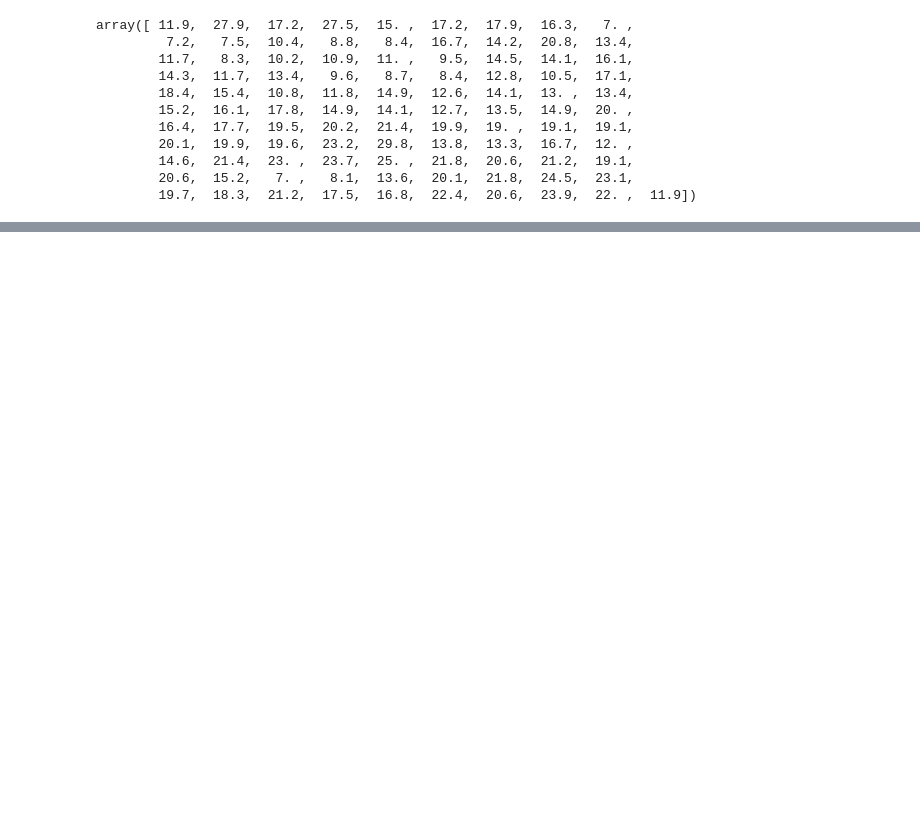
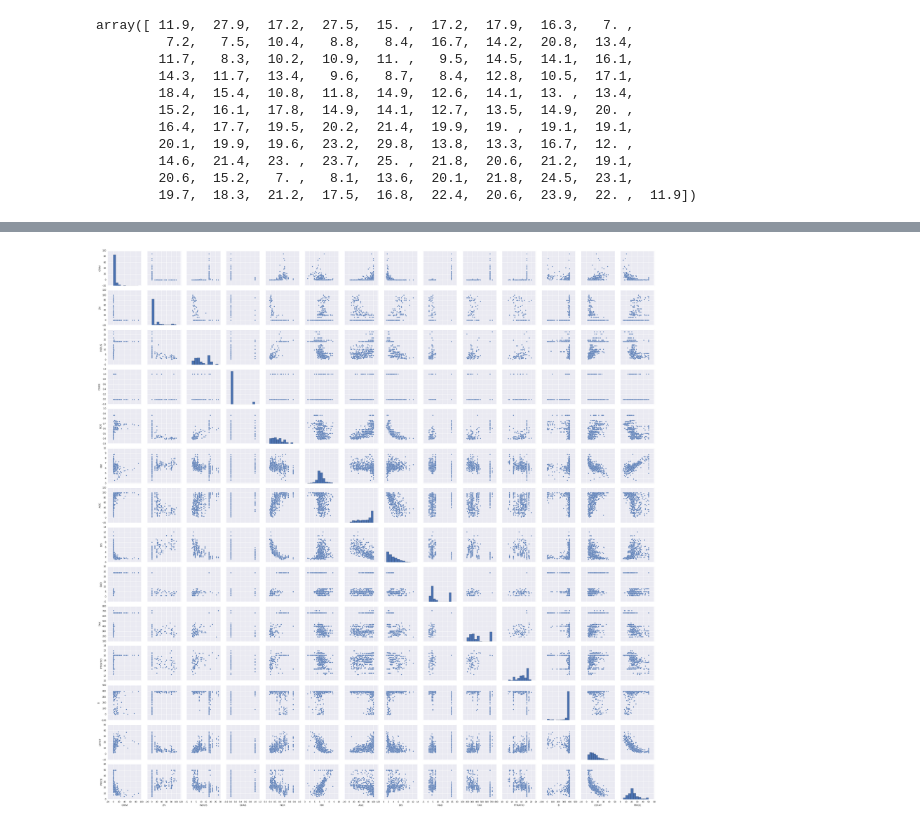
Before and after one commit to take-pwave/notebook, a Jupyter notebook: Deep-Learning-with-Python/Chapter3.ipynb, the cells around one changed output, grey strips where cells are left out. Saved outputs shown, nothing was run; the diff lists cells and outputs as text; code cells hidden in the pictures; blank space fills up the shorter version.

```diff
--- a/Deep-Learning-with-Python/Chapter3.ipynb
+++ b/Deep-Learning-with-Python/Chapter3.ipynb
@@ -504,0 +538,3 @@ array([ 11.9,  27.9,  17.2,  27.5,  15. ,  17.2,  17.9,  16.3,   7. ,
+# %%
+boston = load_boston()
+bos = pd.DataFrame(boston.data)
@@ -504,0 +550,3 @@ array([ 11.9,  27.9,  17.2,  27.5,  15. ,  17.2,  17.9,  16.3,   7. ,
+# %%
+bos.columns = boston.feature_names
+bos.head()
@@ -504,0 +564,2 @@ array([ 11.9,  27.9,  17.2,  27.5,  15. ,  17.2,  17.9,  16.3,   7. ,
+# %%
+bos['PRICE'] = boston.target
@@ -504,0 +609,5 @@ array([ 11.9,  27.9,  17.2,  27.5,  15. ,  17.2,  17.9,  16.3,   7. ,
+# %%
+seaborn.pairplot(bos)
+plt.show()
+# %% [output]
+[figure, added]
```
Also changed, not shown: parts of 33 cells of this notebook, 1 other file.
